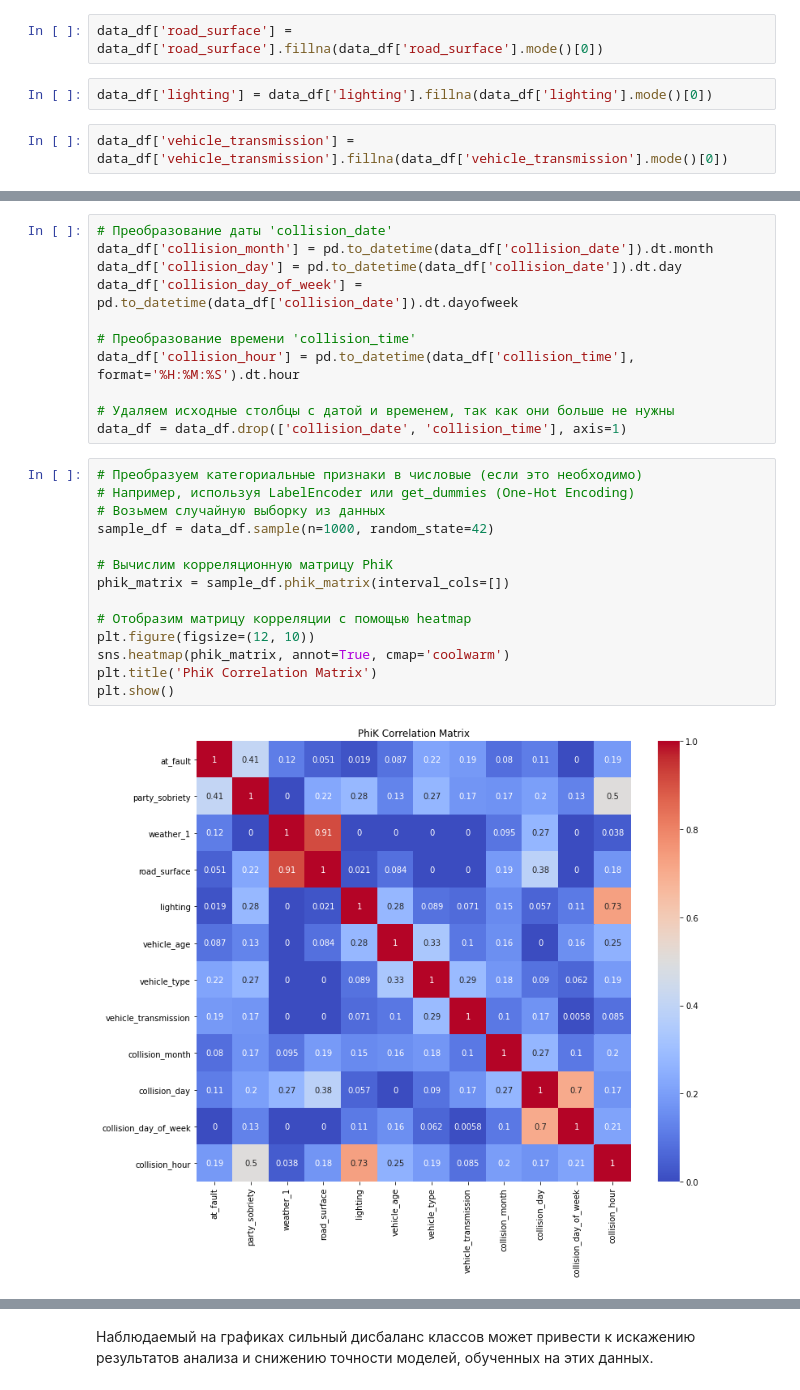
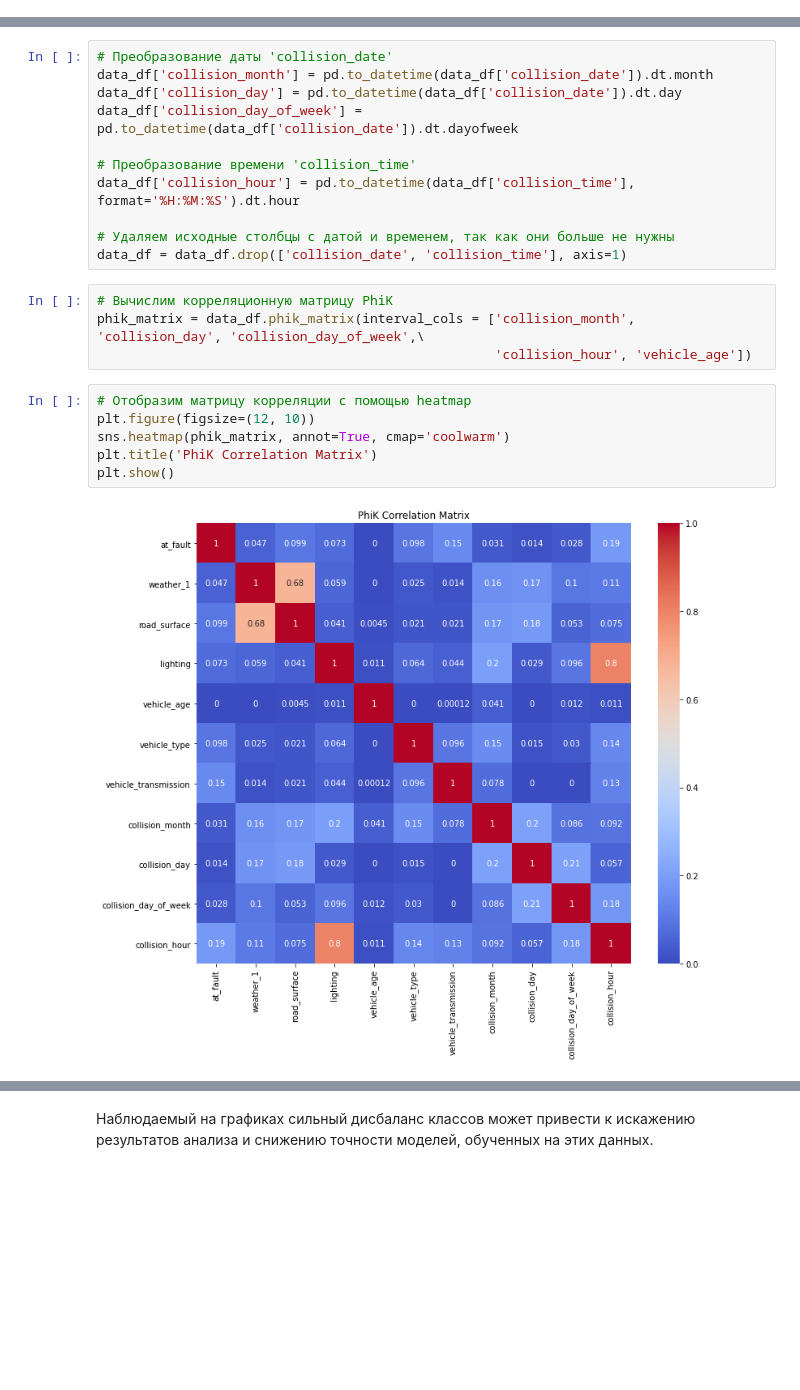
Before and after one commit to vilesova/traffic-accident-prediction-model, a Jupyter notebook: traffic-accident-prediction-model.ipynb, the cells around one changed output, grey strips where cells are left out. Cells and saved outputs as stored; diff of their text form; blank space fills up the shorter version.

```diff
--- a/traffic-accident-prediction-model.ipynb
+++ b/traffic-accident-prediction-model.ipynb
@@ -380,6 +343,0 @@ data_df['weather_1'] = data_df['weather_1'].fillna(data_df['weather_1'].mode()[0
-# %%
-data_df['road_surface'] = data_df['road_surface'].fillna(data_df['road_surface'].mode()[0])
-# %%
-data_df['lighting'] = data_df['lighting'].fillna(data_df['lighting'].mode()[0])
-# %%
-data_df['vehicle_transmission'] = data_df['vehicle_transmission'].fillna(data_df['vehicle_transmission'].mode()[0])
@@ -421,20 +364,16 @@ data_df['collision_hour'] = pd.to_datetime(data_df['collision_time'], format='%H
 
 # Удаляем исходные столбцы с датой и временем, так как они больше не нужны
 data_df = data_df.drop(['collision_date', 'collision_time'], axis=1)
+# %%
+# Вычислим корреляционную матрицу PhiK
+phik_matrix = data_df.phik_matrix(interval_cols = ['collision_month', 'collision_day', 'collision_day_of_week',\
+                                                   'collision_hour', 'vehicle_age'])
 # %%
-# Преобразуем категориальные признаки в числовые (если это необходимо)
-# Например, используя LabelEncoder или get_dummies (One-Hot Encoding)
-# Возьмем случайную выборку из данных
-sample_df = data_df.sample(n=1000, random_state=42)
-
-# Вычислим корреляционную матрицу PhiK
-phik_matrix = sample_df.phik_matrix(interval_cols=[])
-
 # Отобразим матрицу корреляции с помощью heatmap
 plt.figure(figsize=(12, 10))
 sns.heatmap(phik_matrix, annot=True, cmap='coolwarm')
 plt.title('PhiK Correlation Matrix')
 plt.show()
 # %% [output]
-[figure, old version]
+[figure, new version]
 # %%
```
Also changed, not shown: parts of 47 cells of this notebook.
